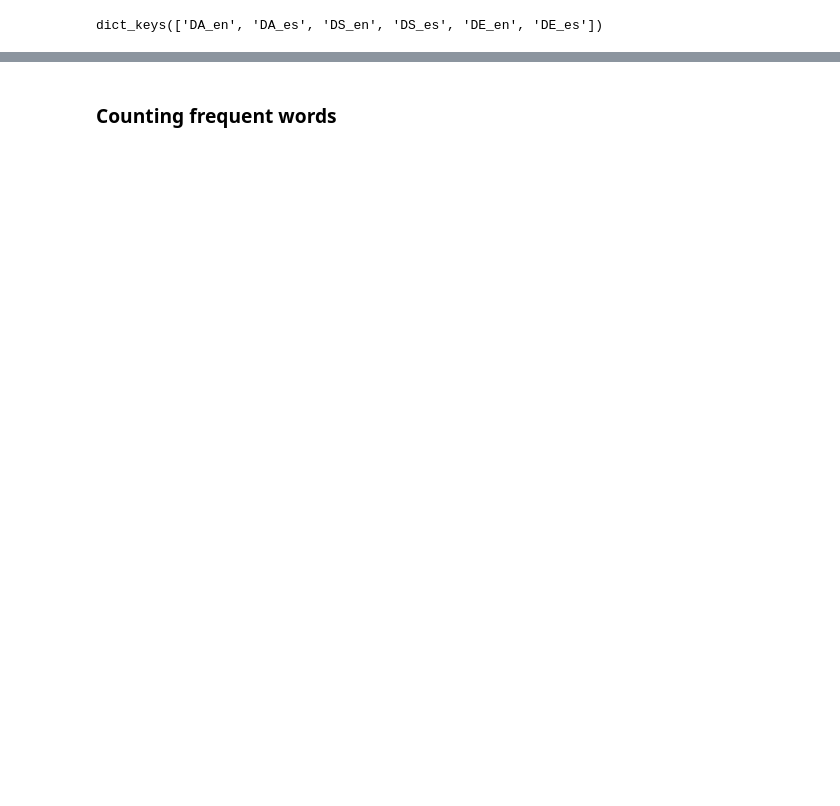
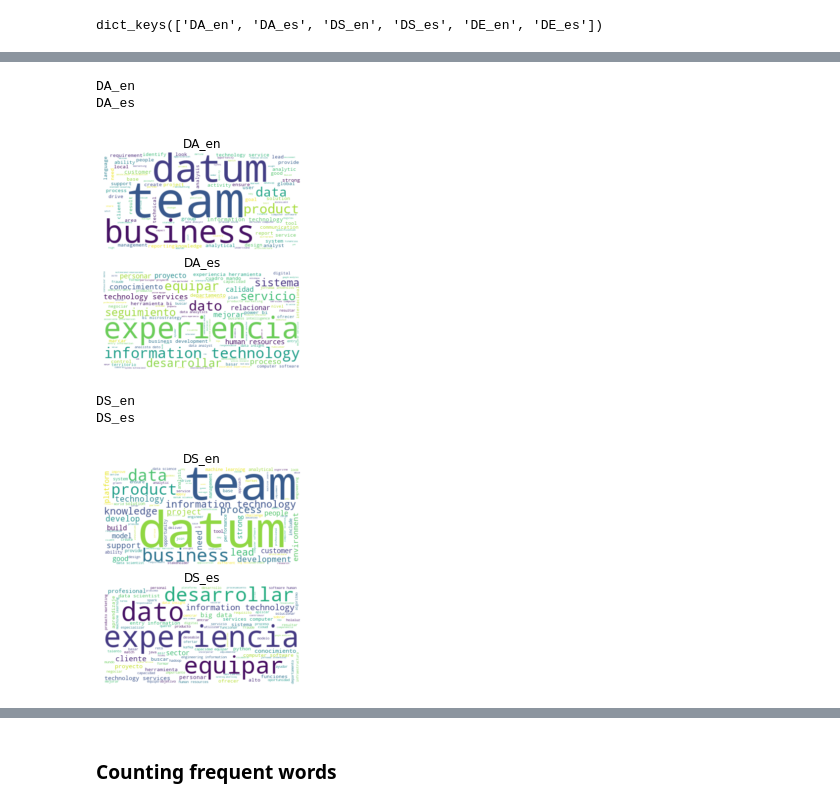
Before and after one commit to CristopherRL/Ironhack-Final_Project-Optimized_Job_Search_project, a Jupyter notebook: notebooks/2. Analyze.ipynb, the cells around one changed output, grey strips where cells are left out. Cells and saved outputs as stored; diff of their text form; code cells hidden in the pictures; blank space fills up the shorter version.

Commit message:
cloud words OK

```diff
--- a/notebooks/2. Analyze.ipynb
+++ b/notebooks/2. Analyze.ipynb
@@ -452,3 +493,12 @@ unique_jobs
 unique_jobs[0].split(" ")[0][0].upper() + unique_jobs[0].split(" ")[1][0].upper()
 # %% [output]
 'DA'
+# %%
+def job_key_generator(job):
+    job_key_s = ""
+    job_name_splitted = job.split(" ")
+    for string in job_name_splitted:
+        job_key_s += string[0].upper()
+        #job_key_s = job_key_s
+
+    return job_key_s
@@ -468,2 +533,13 @@ dict_filtered_tokens = {}
+# %%
+dict_corpus = {}
+dict_filtered_corpus = {}
+dict_filtered_tokens = {}
+dict_word_freq = {}
+dict_common_words_100 = {}
+
+dict_filtered_corpus_NN = {}
+dict_filtered_tokens_NN = {}
+dict_word_freq_NN = {}
+dict_common_words_100_NN = {}
 # %%
 for job in unique_jobs:
@@ -513,0 +702,60 @@ dict_keys(['DA_en', 'DA_es', 'DS_en', 'DS_es', 'DE_en', 'DE_es'])
+# %%
+#def cloud_word(unique_jobs):
+
+for j in unique_jobs:
+
+
+    """
+    if platform.system() == 'Linux':
+        try:
+            mask = np.array(Image.open(f"../data/raw/{j}.png"))
+        except:
+            mask = np.array(Image.open(f"../data/raw/{j}.png"))
+
+    elif platform.system() == 'Windows':
+        try:
+            mask = np.array(Image.open(f"..\\data\\raw\\{j}.png"))
+        except:
+            mask = np.array(Image.open(f"..\\data\\raw\\{j}.png"))
+
+    image_colors = ImageColorGenerator(mask)
+    """
+
+    job_key_w = job_key_generator(j)
+    plot_rows = len(unique_languages)
+
+    fig , axes = plt.subplots(ncols=1, nrows=plot_rows)
+
+    ax = 0
+    for lang in unique_languages:
+        print(f'{job_key_w}_{lang}')
+        plt.axis("off")
+        word_corpus = dict_filtered_corpus.get(f'{job_key_w}_{lang}')
+        wordcloud = \
+        WordCloud(max_font_size=100, max_words=100, background_color="white")\
+                .generate(word_corpus)
+        #, mask=mask)\
+        axes[ax].axis("off")
+        axes[ax].set_title(f'{job_key_w}_{lang}')
+        axes[ax].imshow(wordcloud, interpolation='bilinear')
+
+        ax+=1
+    plt.axis("off")
+    fig.get_figure()
+    plt.show()
+
+
+    if platform.system() == 'Linux':
+        fig.savefig(f'../data/results/worldcloud_{job_key_w}_{location}.png', quality =95, dpi=300)
+        #wordcloud.to_file(f'../data/results/worldcloud_{job_lang}_{location}.png')
+
+    elif platform.system() == 'Windows':
+        fig.savefig(f'..\\data\\results\\worldcloud_{job_key_w}_{location}.png', quality =95, dpi=300)
+        #wordcloud.to_file(f'..\\data\\results\\worldcloud_{job_lang}_{location}.png')
+# %% [output]
+DA_en
+DA_es
+[figure, added]
+DS_en
+DS_es
+[figure, added]
```
Also changed, not shown: parts of 50 cells of this notebook, 15 other files.
